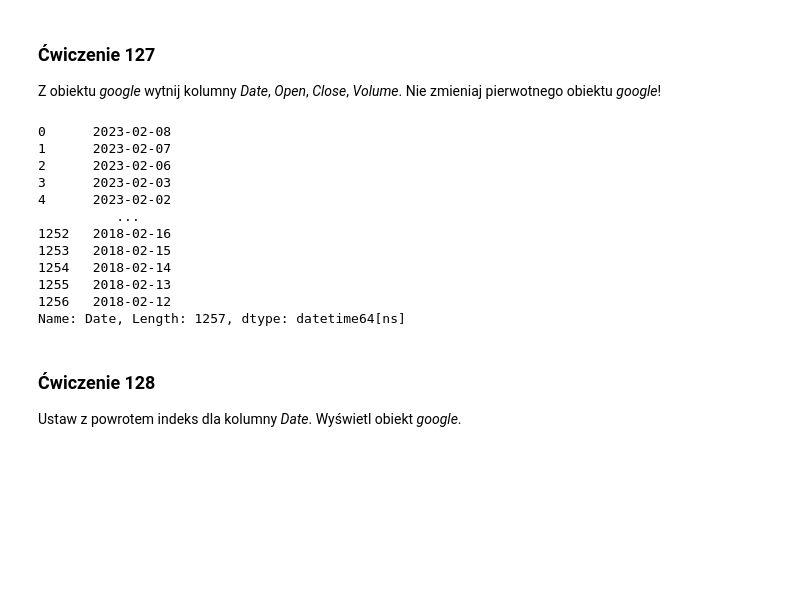
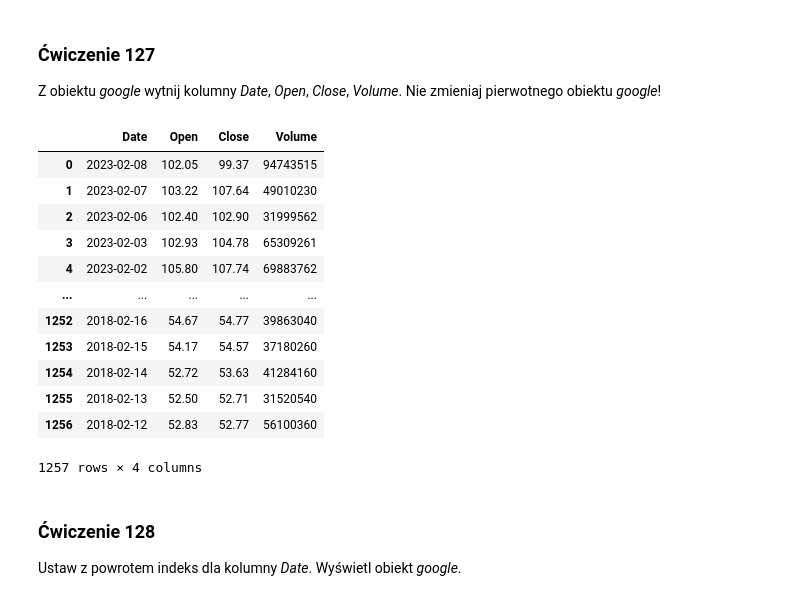
Before and after one commit to czyz-patryk/dataScienceBootcampExercises, a Jupyter notebook: Copy_of_121_130_exercises.ipynb, the cells around one changed output. Cells and saved outputs as stored; diff of their text form; code cells hidden in the pictures; blank space fills up the shorter version.

```diff
--- a/Copy_of_121_130_exercises.ipynb
+++ b/Copy_of_121_130_exercises.ipynb
@@ -253,21 +265,22 @@ Name: Date, dtype: object
 Z obiektu _google_ wytnij kolumny _Date_, _Open_, _Close_, _Volume_.
 Nie zmieniaj pierwotnego obiektu _google_!
 # %%
-google_date = google['Date']
+google_date = google.loc[:, ('Date', 'Open', 'Close', 'Volume')]
 google_date
 # %% [output]
+|  | Date | Open | Close | Volume |
+| 0 | 2023-02-08 | 102.05 | 99.37 | 94743515 |
+| 1 | 2023-02-07 | 103.22 | 107.64 | 49010230 |
+| 2 | 2023-02-06 | 102.40 | 102.90 | 31999562 |
+| 3 | 2023-02-03 | 102.93 | 104.78 | 65309261 |
+| 4 | 2023-02-02 | 105.80 | 107.74 | 69883762 |
+| ... | ... | ... | ... | ... |
+| 1252 | 2018-02-16 | 54.67 | 54.77 | 39863040 |
+| 1253 | 2018-02-15 | 54.17 | 54.57 | 37180260 |
+| 1254 | 2018-02-14 | 52.72 | 53.63 | 41284160 |
+| 1255 | 2018-02-13 | 52.50 | 52.71 | 31520540 |
+| 1256 | 2018-02-12 | 52.83 | 52.77 | 56100360 |
-0      2023-02-08
-1      2023-02-07
-2      2023-02-06
-3      2023-02-03
-4      2023-02-02
-          ...
-1252   2018-02-16
-1253   2018-02-15
-1254   2018-02-14
-1255   2018-02-13
-1256   2018-02-12
-Name: Date, Length: 1257, dtype: datetime64[ns]
+1257 rows × 4 columns
 # %% [markdown]
 ### <a name='8'></a> Ćwiczenie 128
 Ustaw z powrotem indeks dla kolumny _Date_. Wyświetl obiekt _google_.
```
Also changed, not shown: parts of 6 cells of this notebook.
